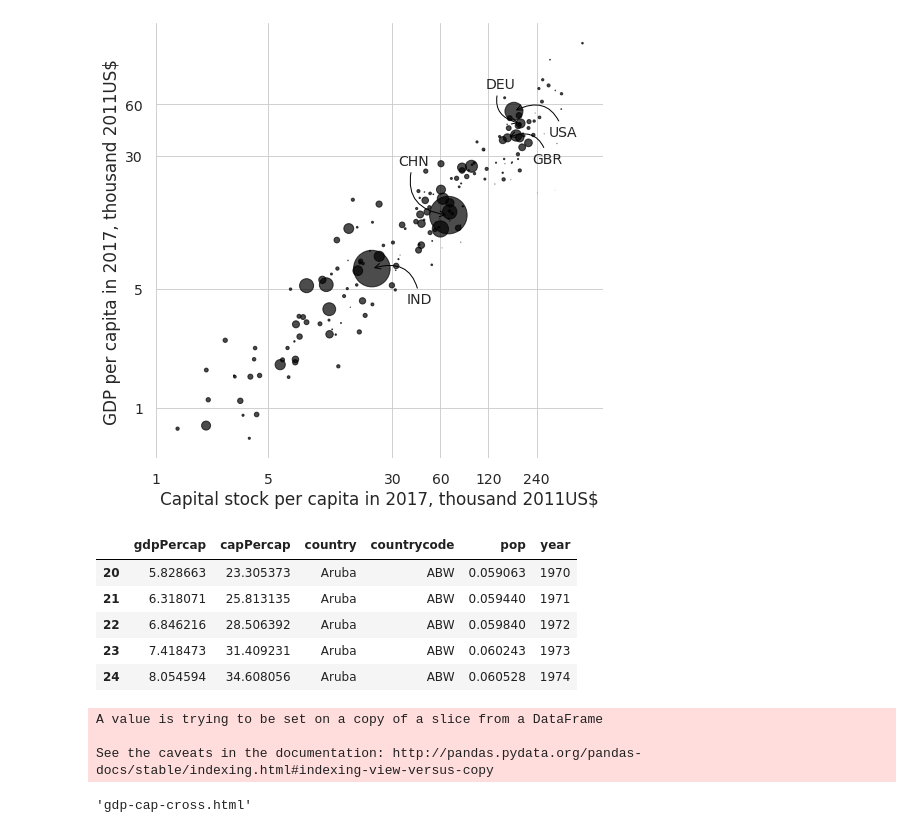
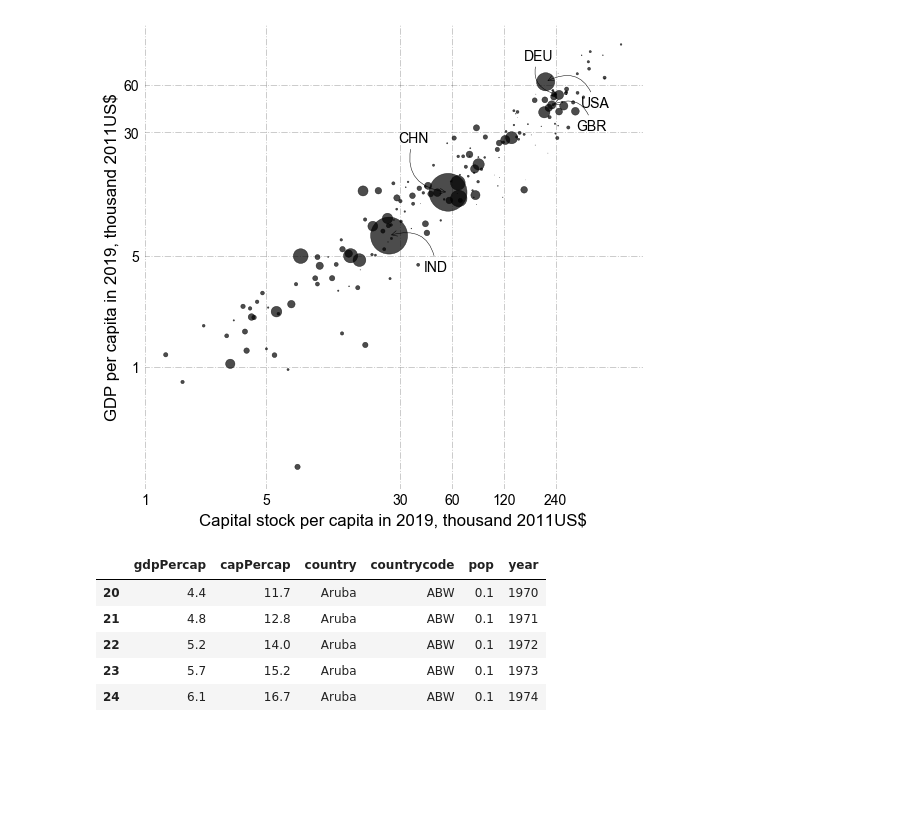
Before and after one commit to gunerilhan/economicgrowth, a Jupyter notebook: lecture2/visuals/lecture2.ipynb, the cells around one changed output. Cells and saved outputs as stored; diff of their text form; code cells hidden in the pictures; blank space fills up the shorter version.

```diff
--- a/lecture2/visuals/lecture2.ipynb
+++ b/lecture2/visuals/lecture2.ipynb
@@ -2,11 +6,8 @@
 import numpy as np
 import pandas as pd
 import matplotlib.pyplot as plt
+from matplotlib import style
 %matplotlib inline
 import seaborn as sns
+style.use('https://gunerilhan.github.io/img/fivethirtyeight-modified.mplstyle')
+from tabulate import tabulate
-# %%
-import qeds
-qeds.themes.mpl_style();
-colors=plt.rcParams["axes.prop_cycle"].by_key()["color"]
-colors.remove('#fec630')
-sns.set_style('whitegrid')
@@ -37,2 +49,3 @@ df_legend
 # %%
-df = pd.read_excel('https://www.rug.nl/ggdc/docs/pwt91.xlsx',sheet_name='Data')
+# Read in the data
+df = pd.read_excel('https://www.rug.nl/ggdc/docs/pwt100.xlsx',sheet_name='Data')
@@ -101,2 +102,7 @@ data = df[df.year==2017][['gdpPercap','capPercap','country','countrycode','pop']
+# %%
+# For the scatter plot of countries, we wil use only these variables
+# hence, we don't need to keep other variables we don't use
+# Use the data from 2019
+data = df[df.year==2019][['gdpPercap','capPercap','country','countrycode','pop']]
 # %%
 data.dropna(inplace=True)
@@ -132,41 +134,37 @@ ax.set_yticks(yticks)
 ax.set_yticklabels((yticks))
 ax.set_xticks(xticks)
 ax.set_xticklabels((xticks))
-ax.set_ylabel('GDP per capita in 2017, thousand 2011US$')
-ax.set_xlabel('Capital stock per capita in 2017, thousand 2011US$')
-ax.spines['left'].set_visible(False)
-ax.spines['right'].set_visible(False)
-ax.spines['top'].set_visible(False)
-ax.spines['bottom'].set_visible(False)
+ax.set_ylabel('GDP per capita in 2019, thousand 2011US$')
+ax.set_xlabel('Capital stock per capita in 2019, thousand 2011US$')
 usa_ = data[data.countrycode=='USA'][['capPercap','gdpPercap']].values[0]
 gbr_ = data[data.countrycode=='GBR'][['capPercap','gdpPercap']].values[0]
 chn_ = data[data.countrycode=='CHN'][['capPercap','gdpPercap']].values[0]
 ind_ = data[data.countrycode=='IND'][['capPercap','gdpPercap']].values[0]
 deu_ = data[data.countrycode=='DEU'][['capPercap','gdpPercap']].values[0]
 
 ax.annotate(
     "USA", xy=(usa_[0],usa_[1]), xycoords="data",
     xytext=(35, -25), textcoords="offset points",
     arrowprops=dict(arrowstyle="->", color='k',connectionstyle="arc3,rad=0.6"))
 ax.annotate(
     "GBR", xy=(gbr_[0],gbr_[1]), xycoords="data",
     xytext=(25, -25), textcoords="offset points",
     arrowprops=dict(arrowstyle="->", color='k',connectionstyle="arc3,rad=0.6"))
 ax.annotate(
     "DEU", xy=(deu_[0],deu_[1]), xycoords="data",
     xytext=(-35, 35), textcoords="offset points",
     arrowprops=dict(arrowstyle="->", color='k',connectionstyle="arc3,rad=0.6"))
 ax.annotate(
     "CHN", xy=(chn_[0],chn_[1]), xycoords="data",
     xytext=(-50, 50), textcoords="offset points",
     arrowprops=dict(arrowstyle="->", color='k',connectionstyle="arc3,rad=0.6"))
 ax.annotate(
     "IND", xy=(ind_[0],ind_[1]), xycoords="data",
     xytext=(35, -35), textcoords="offset points",
     arrowprops=dict(arrowstyle="->", color='k',connectionstyle="arc3,rad=0.6"))
-plt.savefig('./gdp-cap-cross-label.svg',bbox_inches='tight')
+plt.savefig('../files/gdp-cap-cross-label.svg',bbox_inches='tight')
 # %% [output]
-[figure, old version]
+[figure, new version]
 # %%
 import plotly_express as px
 import plotly as py
@@ -181,17 +179,13 @@ data = data.dropna()
 data.head()
 # %% [output]
 |  | gdpPercap | capPercap | country | countrycode | pop | year |
-| 20 | 5.828663 | 23.305373 | Aruba | ABW | 0.059063 | 1970 |
-| 21 | 6.318071 | 25.813135 | Aruba | ABW | 0.059440 | 1971 |
-| 22 | 6.846216 | 28.506392 | Aruba | ABW | 0.059840 | 1972 |
-| 23 | 7.418473 | 31.409231 | Aruba | ABW | 0.060243 | 1973 |
-| 24 | 8.054594 | 34.608056 | Aruba | ABW | 0.060528 | 1974 |
+| 20 | 4.4 | 11.7 | Aruba | ABW | 0.1 | 1970 |
+| 21 | 4.8 | 12.8 | Aruba | ABW | 0.1 | 1971 |
+| 22 | 5.2 | 14.0 | Aruba | ABW | 0.1 | 1972 |
+| 23 | 5.7 | 15.2 | Aruba | ABW | 0.1 | 1973 |
+| 24 | 6.1 | 16.7 | Aruba | ABW | 0.1 | 1974 |
 # %%
 data.sort_values(['year'],inplace=True)
-# %% [output]
-A value is trying to be set on a copy of a slice from a DataFrame
-
-See the caveats in the documentation: http://pandas.pydata.org/pandas-docs/stable/indexing.html#indexing-view-versus-copy
 # %%
 fig = px.scatter(data, x='capPercap', y='gdpPercap',size='pop',animation_frame='year',
                  animation_group='country',range_x=(0.1,250),range_y=(0.1,70),
@@ -200,6 +194,3 @@ fig = px.scatter(data, x='capPercap', y='gdpPercap',size='pop',animation_frame='
                   'pop':'Population'},hover_name='country',color_discrete_sequence=['rgb(0,0,0)']*len(data),
           width=450,height=450,log_x=True,log_y=True,
           template='plotly_white')
-py.offline.plot(fig, filename='gdp-cap-cross.html')
-# %% [output]
-'gdp-cap-cross.html'
```
Also changed, not shown: parts of 19 cells of this notebook, 19 other files.
